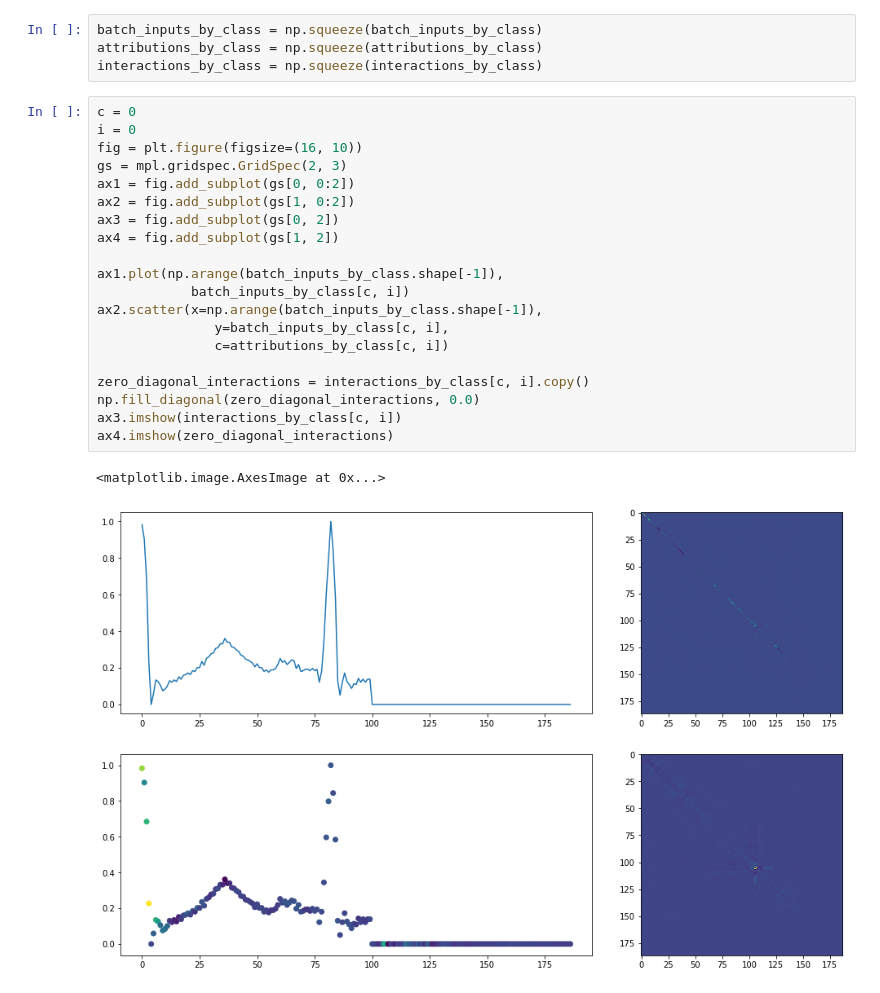
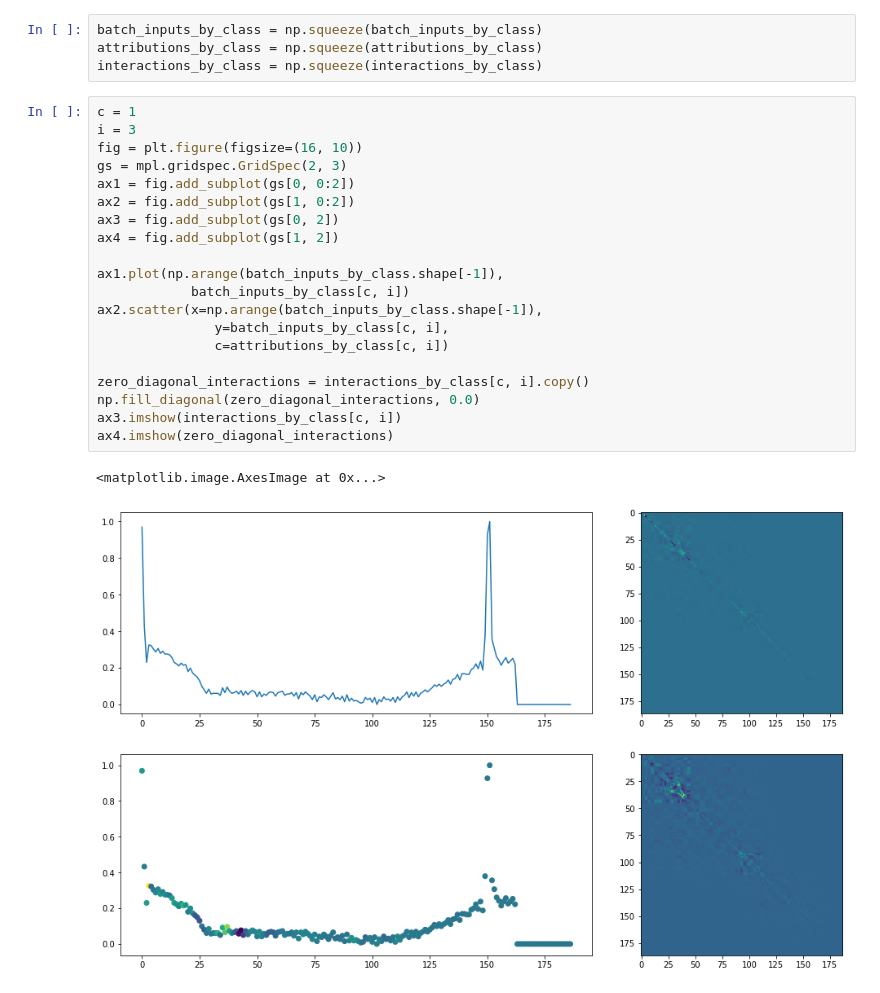
Before and after one commit to suinleelab/path_explain, a Jupyter notebook: examples/time_series/heartbeats/display_attributions.ipynb, the cells around one changed output. Drawn from its saved outputs; the diff is of its cells as text.

```diff
--- a/examples/time_series/heartbeats/display_attributions.ipynb
+++ b/examples/time_series/heartbeats/display_attributions.ipynb
@@ -41,25 +43,25 @@ batch_inputs_by_class = np.squeeze(batch_inputs_by_class)
 attributions_by_class = np.squeeze(attributions_by_class)
 interactions_by_class = np.squeeze(interactions_by_class)
 # %%
-c = 0
-i = 0
+c = 1
+i = 3
 fig = plt.figure(figsize=(16, 10))
 gs = mpl.gridspec.GridSpec(2, 3)
 ax1 = fig.add_subplot(gs[0, 0:2])
 ax2 = fig.add_subplot(gs[1, 0:2])
 ax3 = fig.add_subplot(gs[0, 2])
 ax4 = fig.add_subplot(gs[1, 2])
 
 ax1.plot(np.arange(batch_inputs_by_class.shape[-1]),
             batch_inputs_by_class[c, i])
 ax2.scatter(x=np.arange(batch_inputs_by_class.shape[-1]),
                y=batch_inputs_by_class[c, i],
                c=attributions_by_class[c, i])
 
 zero_diagonal_interactions = interactions_by_class[c, i].copy()
 np.fill_diagonal(zero_diagonal_interactions, 0.0)
 ax3.imshow(interactions_by_class[c, i])
 ax4.imshow(zero_diagonal_interactions)
 # %% [output]
 <matplotlib.image.AxesImage at 0x...>
-[figure, old version]
+[figure, new version]
```
Also changed, not shown: parts of 15 cells of this notebook, 15 other files.
